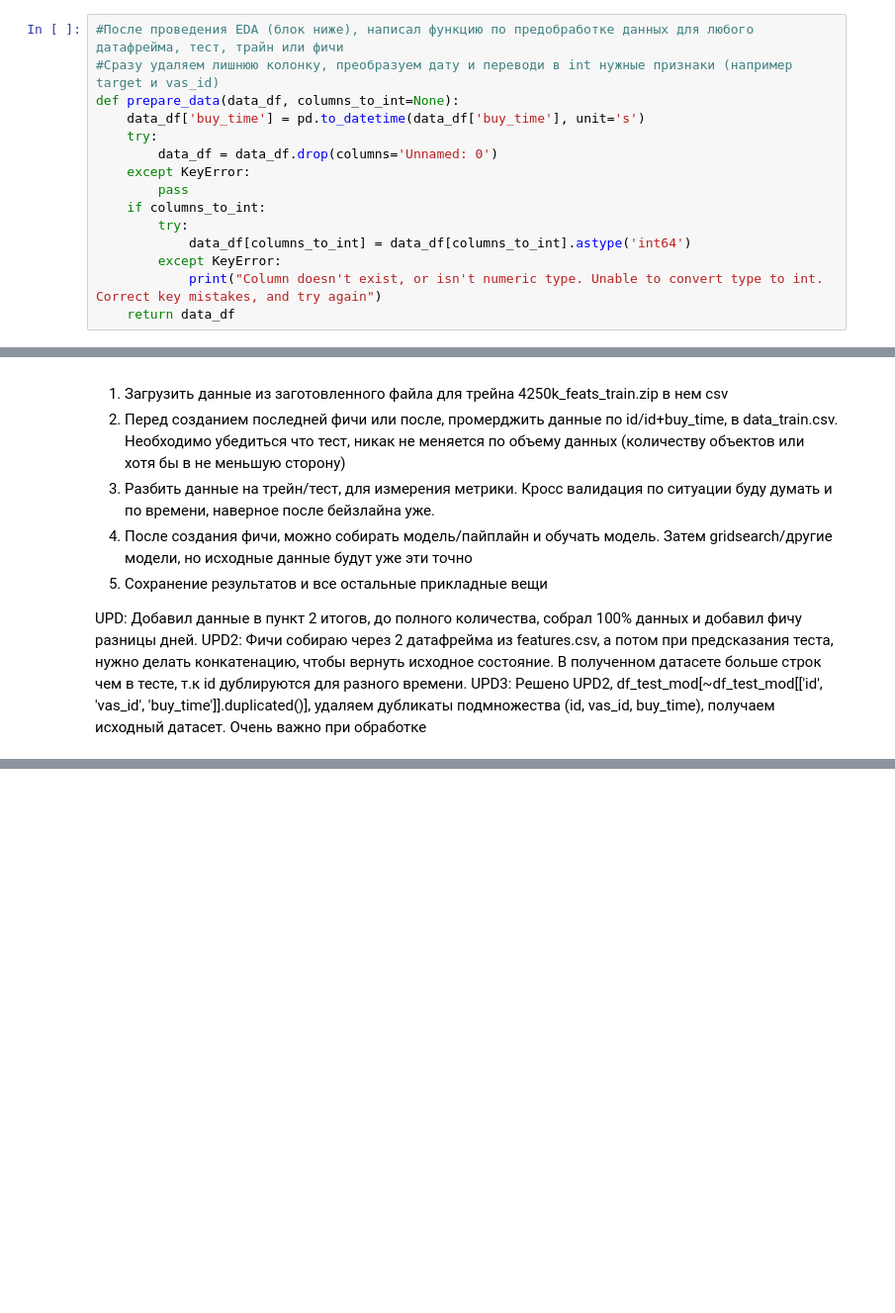
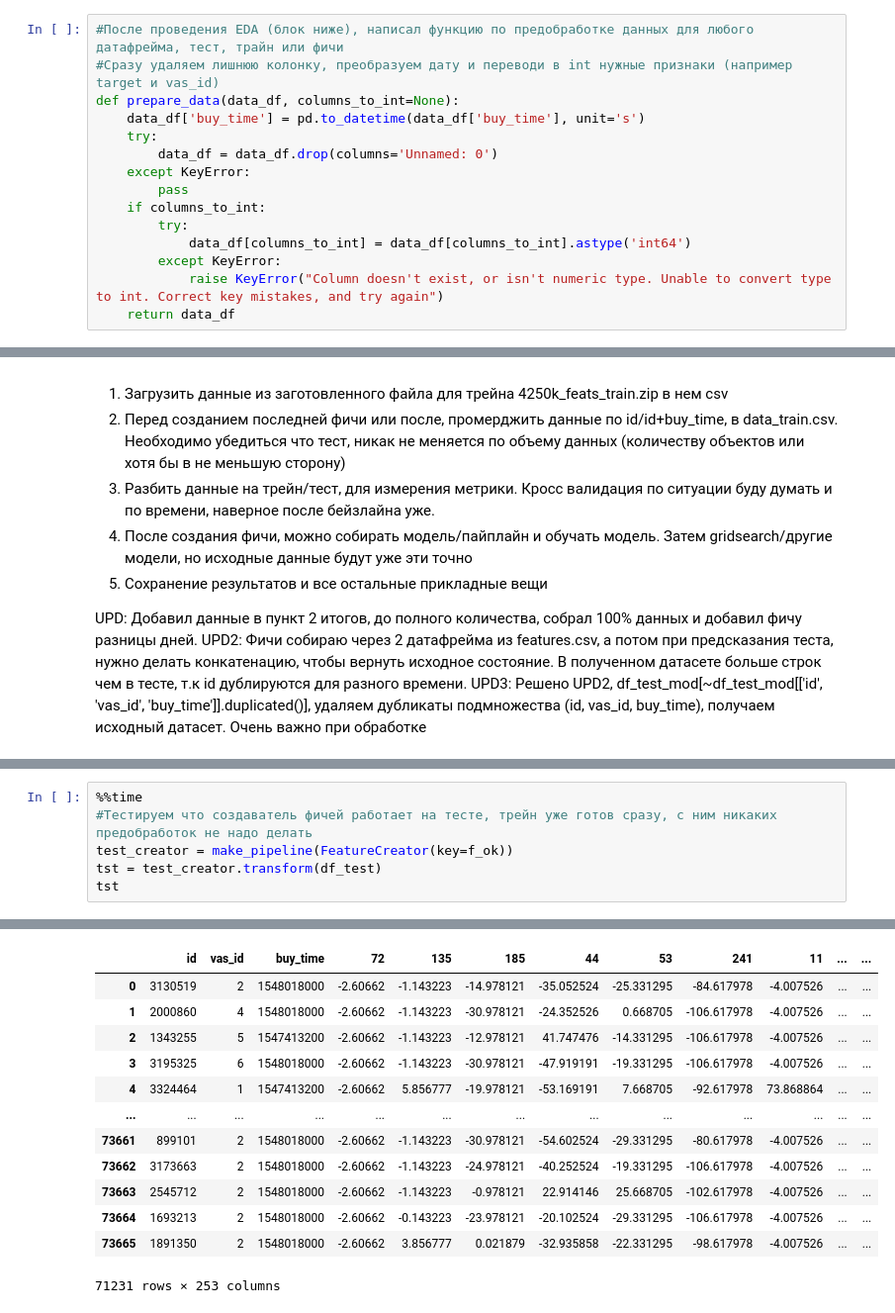
Before and after one commit to NickHlzv/CourseProj, a Jupyter notebook: course_proj.ipynb, the cells around one changed output, grey strips where cells are left out. Shown at 99% size. Cells and saved outputs as stored; diff of their text form; blank space fills up the shorter version.

```diff
--- a/course_proj.ipynb
+++ b/course_proj.ipynb
@@ -21,7 +23,7 @@ def prepare_data(data_df, columns_to_int=None):
         try:
             data_df[columns_to_int] = data_df[columns_to_int].astype('int64')
         except KeyError:
-            print("Column doesn't exist, or isn't numeric type. Unable to convert type to int. Correct key mistakes, and try again")
+            raise KeyError("Column doesn't exist, or isn't numeric type. Unable to convert type to int. Correct key mistakes, and try again")
     return data_df
 # %% [markdown]
 ### Загрузка и просмотр датасета
@@ -668,0 +532,7 @@ class ColumnSelector(BaseEstimator, TransformerMixin):
+# %%
+%%time
+#Тестируем что создаватель фичей работает на тесте, трейн уже готов сразу, с ним никаких предобработок не надо делать
+test_creator = make_pipeline(FeatureCreator(key=f_ok))
+tst = test_creator.transform(df_test)
+tst
+# %% [output]
@@ -668,0 +541,13 @@ class ColumnSelector(BaseEstimator, TransformerMixin):
+|  | id | vas_id | buy_time | 72 | 135 | 185 | 44 | 53 | 241 | 11 | ... | ... |
+| 0 | 3130519 | 2 | 1548018000 | -2.60662 | -1.143223 | -14.978121 | -35.052524 | -25.331295 | -84.617978 | -4.007526 | ... | ... |
+| 1 | 2000860 | 4 | 1548018000 | -2.60662 | -1.143223 | -30.978121 | -24.352526 | 0.668705 | -106.617978 | -4.007526 | ... | ... |
+| 2 | 1343255 | 5 | 1547413200 | -2.60662 | -1.143223 | -12.978121 | 41.747476 | -14.331295 | -106.617978 | -4.007526 | ... | ... |
+| 3 | 3195325 | 6 | 1548018000 | -2.60662 | -1.143223 | -30.978121 | -47.919191 | -19.331295 | -106.617978 | -4.007526 | ... | ... |
+| 4 | 3324464 | 1 | 1547413200 | -2.60662 | 5.856777 | -19.978121 | -53.169191 | 7.668705 | -92.617978 | 73.868864 | ... | ... |
+| ... | ... | ... | ... | ... | ... | ... | ... | ... | ... | ... | ... | ... |
+| 73661 | 899101 | 2 | 1548018000 | -2.60662 | -1.143223 | -30.978121 | -54.602524 | -29.331295 | -80.617978 | -4.007526 | ... | ... |
+| 73662 | 3173663 | 2 | 1548018000 | -2.60662 | -1.143223 | -24.978121 | -40.252524 | -19.331295 | -106.617978 | -4.007526 | ... | ... |
+| 73663 | 2545712 | 2 | 1548018000 | -2.60662 | -1.143223 | -0.978121 | 22.914146 | 25.668705 | -102.617978 | -4.007526 | ... | ... |
+| 73664 | 1693213 | 2 | 1548018000 | -2.60662 | -0.143223 | -23.978121 | -20.102524 | -29.331295 | -106.617978 | -4.007526 | ... | ... |
+| 73665 | 1891350 | 2 | 1548018000 | -2.60662 | 3.856777 | 0.021879 | -32.935858 | -22.331295 | -98.617978 | -4.007526 | ... | ... |
+71231 rows × 253 columns
```
Also changed, not shown: parts of 52 cells of this notebook, 1 other file.
